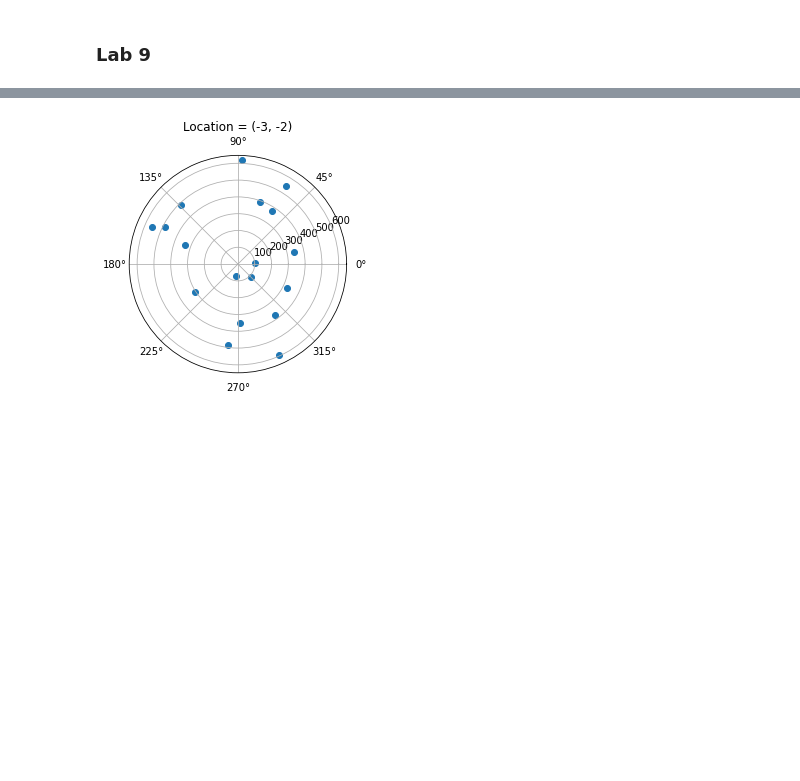
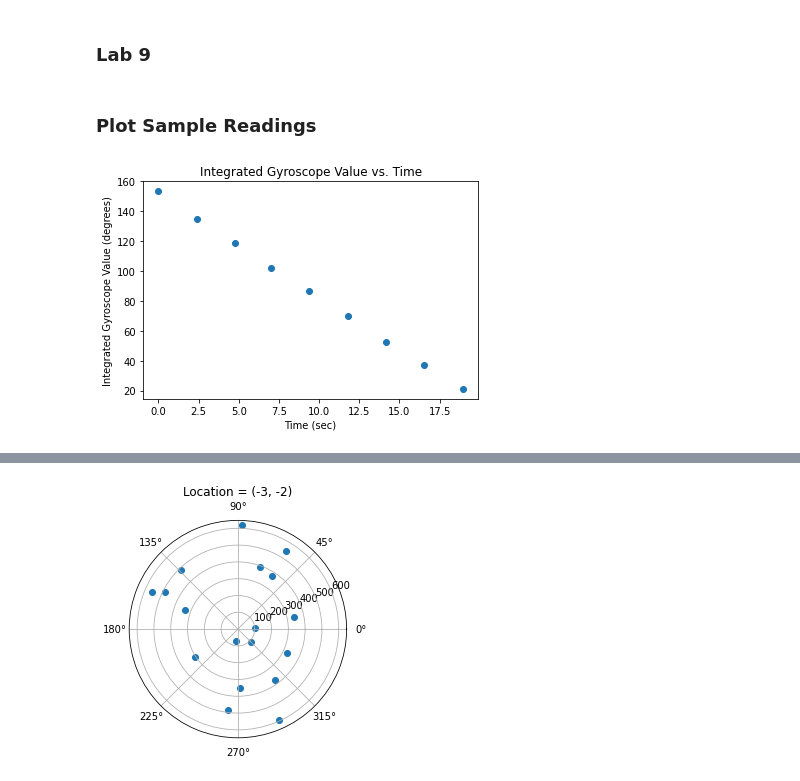
Before and after one commit to roninsharma25/Fast-Robots, a Jupyter notebook: Lab9/ble/RobotControl.ipynb, the cells around one changed output, grey strips where cells are left out. Saved outputs shown, nothing was run; the diff lists cells and outputs as text; code cells hidden in the pictures; blank space fills up the shorter version.

Commit message:
updated PID graphs

```diff
--- a/Lab9/ble/RobotControl.ipynb
+++ b/Lab9/ble/RobotControl.ipynb
@@ -35,0 +32,23 @@ rc.tof_readings
+# %% [markdown]
+### Plot Sample Readings
+# %%
+data = [(153.430419921875, 1649832602.174461),
+        (134.62078857421875, 1649832604.589386),
+        (118.93425750732422, 1649832606.914346),
+        (102.1688232421875, 1649832609.2097669),
+        (86.39281463623047, 1649832611.518542),
+        (69.7164535522461, 1649832613.9947898),
+        (52.655242919921875, 1649832616.364266),
+        (37.03825759887695, 1649832618.734247),
+        (21.154428482055664, 1649832621.119005)]
+
+timeAxis = [ x[1] - data[0][1] for x in data]
+gyroAxis = [ x[0] for x in data]
+
+plt.scatter(timeAxis, gyroAxis)
+plt.xlabel('Time (sec)')
+plt.ylabel('Integrated Gyroscope Value (degrees)')
+plt.title('Integrated Gyroscope Value vs. Time')
+plt.savefig('gyro_vals.png')
+# %% [output]
+[figure, added]
```
Also changed, not shown: parts of 3 cells of this notebook.
